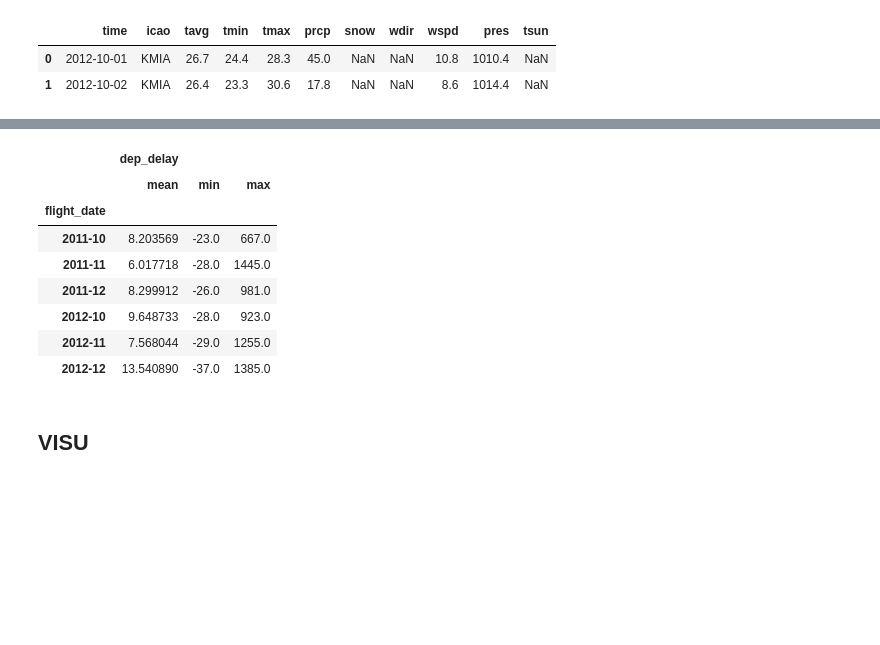
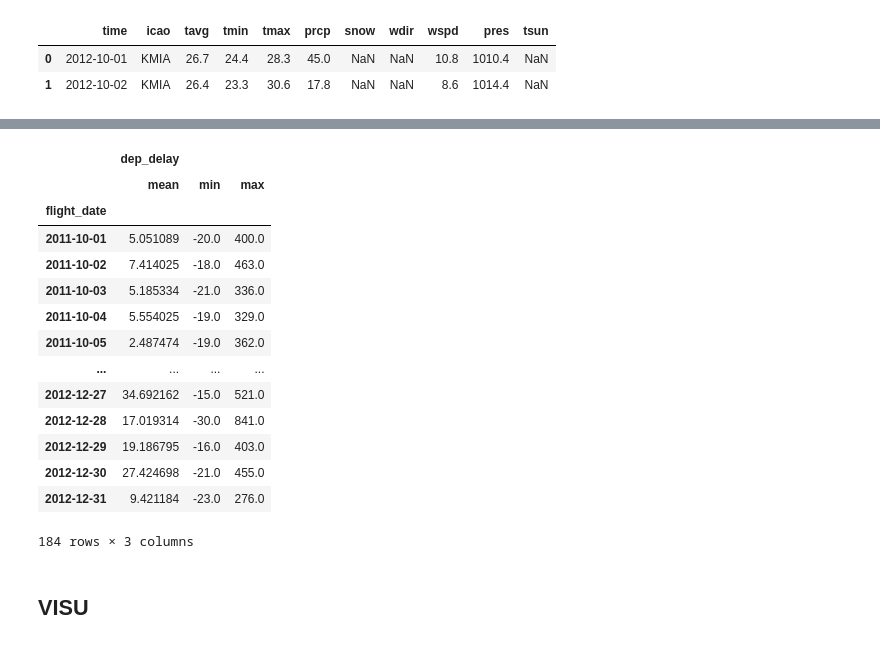
Before and after one commit to sergioserge/us-airports-project, a Jupyter notebook: 05_final.ipynb, the cells around one changed output, grey strips where cells are left out. Drawn from its saved outputs; the diff is of its cells as text; code cells hidden in the pictures; blank space fills up the shorter version.

```diff
--- a/05_final.ipynb
+++ b/05_final.ipynb
@@ -492,5 +461,6 @@ weather_df.head()
 # %%
-flights_weather_df = flights_df.merge(weather_df,
+# Left join flight_df with weather
+flight_data = flights_df.merge(weather_df,
                                     how='left',
                                     left_on='origin',
                                     right_on='faa')
@@ -555,0 +467,3 @@ flights_data.groupby('flight_date')[['cancelled', 'diverted']].sum().plot()
+# %%
+# Add column period month
+flight_data['period_month'] = pd.to_datetime(flight_data["flight_date"]).dt.to_period('M')
@@ -587,15 +571,21 @@ flights_data.head(20)
 # %%
-flights_data[flights_data['cancelled',[]] == 0 ].groupby('flight_date').agg({'dep_delay': ['mean', 'min', 'max']})
+flight_data[flight_data['cancelled'] == 0 ].groupby('flight_date').agg({'dep_delay': ['mean', 'min', 'max']})
 # %% [output]
 |  | dep_delay |  |  |
 |  | mean | min | max |
 | flight_date |  |  |  |
-| 2011-10 | 8.203569 | -23.0 | 667.0 |
-| 2011-11 | 6.017718 | -28.0 | 1445.0 |
-| 2011-12 | 8.299912 | -26.0 | 981.0 |
-| 2012-10 | 9.648733 | -28.0 | 923.0 |
-| 2012-11 | 7.568044 | -29.0 | 1255.0 |
-| 2012-12 | 13.540890 | -37.0 | 1385.0 |
+| 2011-10-01 | 5.051089 | -20.0 | 400.0 |
+| 2011-10-02 | 7.414025 | -18.0 | 463.0 |
+| 2011-10-03 | 5.185334 | -21.0 | 336.0 |
+| 2011-10-04 | 5.554025 | -19.0 | 329.0 |
+| 2011-10-05 | 2.487474 | -19.0 | 362.0 |
+| ... | ... | ... | ... |
+| 2012-12-27 | 34.692162 | -15.0 | 521.0 |
+| 2012-12-28 | 17.019314 | -30.0 | 841.0 |
+| 2012-12-29 | 19.186795 | -16.0 | 403.0 |
+| 2012-12-30 | 27.424698 | -21.0 | 455.0 |
+| 2012-12-31 | 9.421184 | -23.0 | 276.0 |
+184 rows × 3 columns
 # %% [markdown]
 ## VISU
 # %%
```
Also changed, not shown: parts of 26 cells of this notebook.
